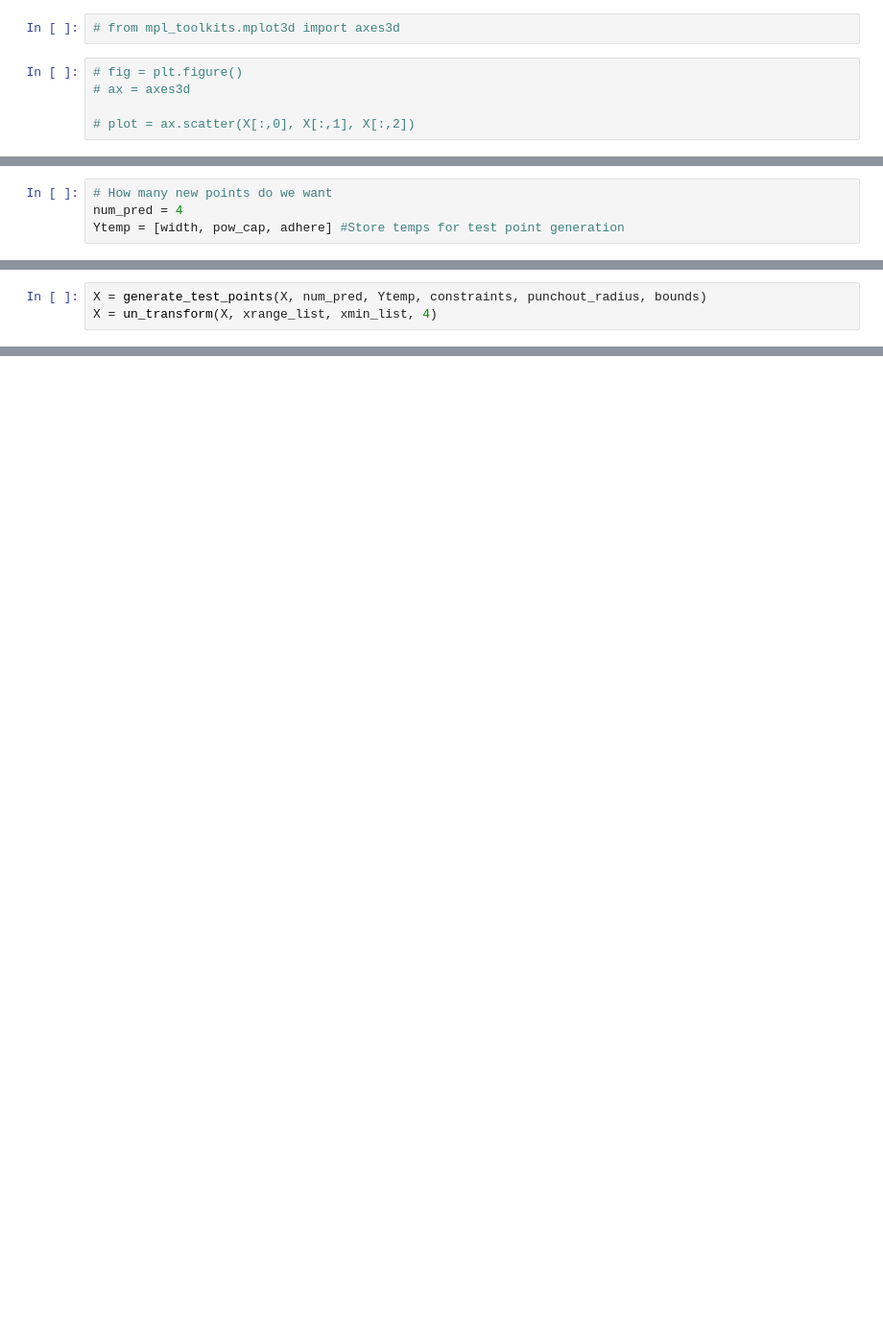
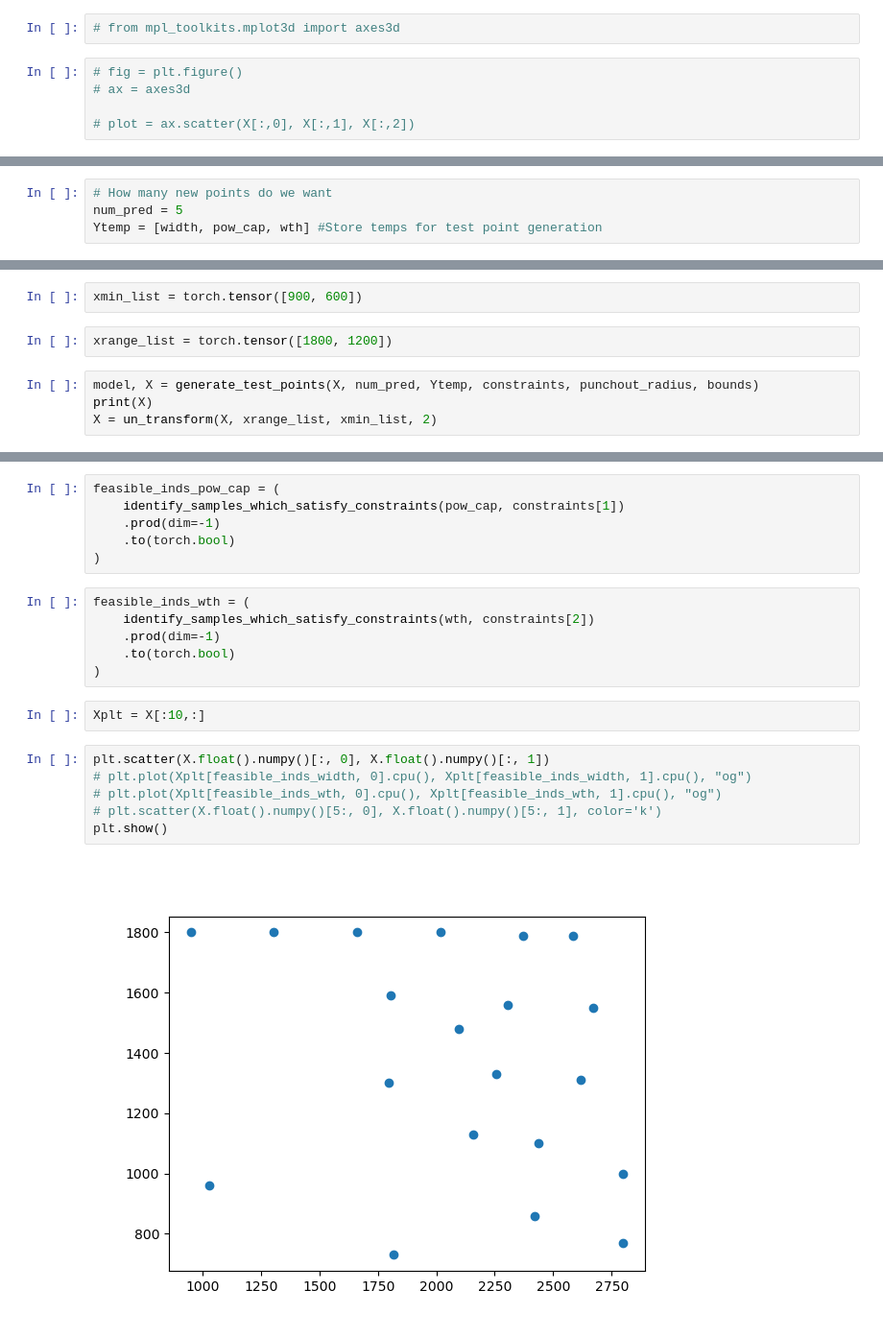
Before and after one commit to ulissigroup/cas, a Jupyter notebook: alse/workflow_fixed_feed.ipynb, the cells around one changed output, grey strips where cells are left out. Shown at 96% size. Drawn from its saved outputs; the diff is of its cells as text; blank space fills up the shorter version.

```diff
--- a/alse/workflow_fixed_feed.ipynb
+++ b/alse/workflow_fixed_feed.ipynb
@@ -73,5 +105,5 @@ constraints = [("gt", 0.3), ("gt", 20), ("gt", 0.1)]
 # X = (X - mean) / std
 # %%
 # How many new points do we want
-num_pred = 4
-Ytemp = [width, pow_cap, adhere] #Store temps for test point generation
+num_pred = 5
+Ytemp = [width, pow_cap, wth] #Store temps for test point generation
@@ -78,5 +135,10 @@ Ytemp = [width, pow_cap, adhere] #Store temps for test point generation
+# %%
+xmin_list = torch.tensor([900, 600])
+# %%
+xrange_list = torch.tensor([1800, 1200])
 # %%
-X = generate_test_points(X, num_pred, Ytemp, constraints, punchout_radius, bounds)
-X = un_transform(X, xrange_list, xmin_list, 4)
+model, X = generate_test_points(X, num_pred, Ytemp, constraints, punchout_radius, bounds)
+print(X)
+X = un_transform(X, xrange_list, xmin_list, 2)
 # %% [output]
 fixed features
@@ -98,0 +204,22 @@ New X_4: Power: 1059.62W, Velocity: 907.35mm/min, Spot size: 2.88mm, Feedrate: 7
+# %%
+feasible_inds_pow_cap = (
+    identify_samples_which_satisfy_constraints(pow_cap, constraints[1])
+    .prod(dim=-1)
+    .to(torch.bool)
+)
+# %%
+feasible_inds_wth = (
+    identify_samples_which_satisfy_constraints(wth, constraints[2])
+    .prod(dim=-1)
+    .to(torch.bool)
+)
+# %%
+Xplt = X[:10,:]
+# %%
+plt.scatter(X.float().numpy()[:, 0], X.float().numpy()[:, 1])
+# plt.plot(Xplt[feasible_inds_width, 0].cpu(), Xplt[feasible_inds_width, 1].cpu(), "og")
+# plt.plot(Xplt[feasible_inds_wth, 0].cpu(), Xplt[feasible_inds_wth, 1].cpu(), "og")
+# plt.scatter(X.float().numpy()[5:, 0], X.float().numpy()[5:, 1], color='k')
+plt.show()
+# %% [output]
+[figure, added]
```
Also changed, not shown: parts of 25 cells of this notebook, 6 other files.
